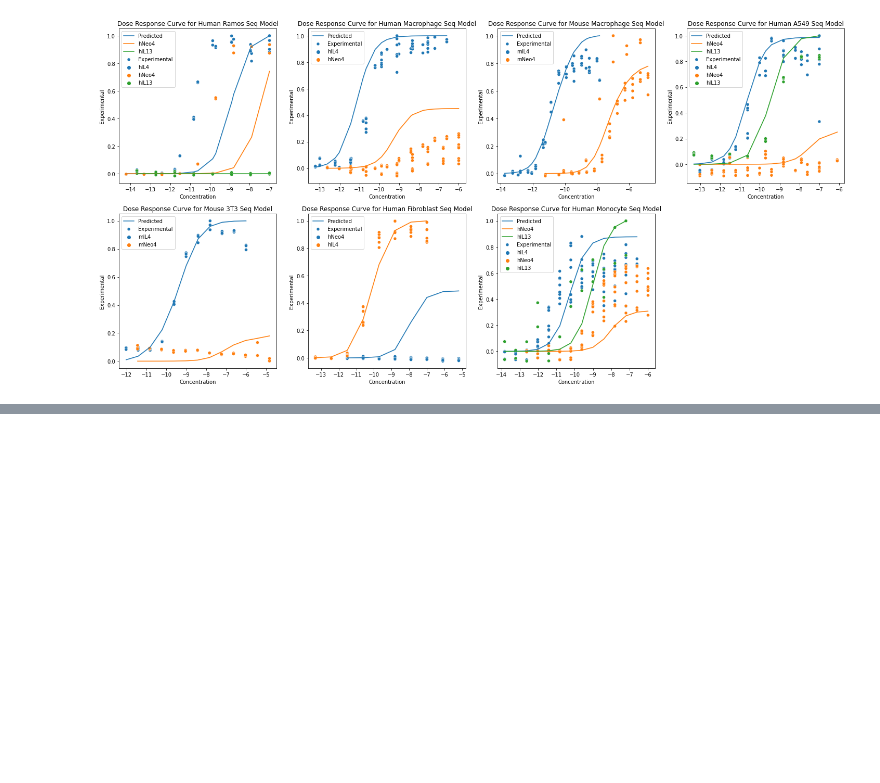
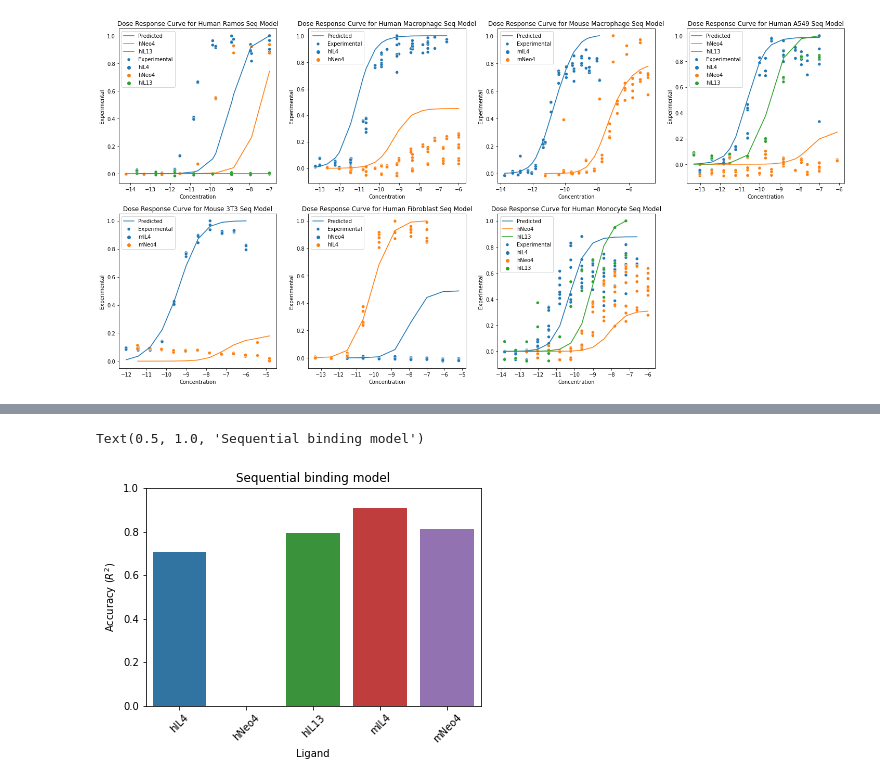
Before and after one commit to meyer-lab/IL4-model, a Jupyter notebook: polyc.ipynb, the cells around one changed output, grey strips where cells are left out. Cells and saved outputs as stored; diff of their text form; code cells hidden in the pictures; blank space fills up the shorter version.

```diff
--- a/polyc.ipynb
+++ b/polyc.ipynb
@@ -168,0 +185,8 @@ plt.savefig("SeqDoseResponse.svg")
+# %%
+xOptimal = pd.read_csv("src/data/CurrentFitSeq.csv").x.values
+modelDF = residsSeq(xOptimal, True)
+R2_Plot_Ligs(modelDF)
+plt.title("Sequential binding model")
+# %% [output]
+Text(0.5, 1.0, 'Sequential binding model')
+[figure, added]
```
Also changed, not shown: parts of 4 cells of this notebook, 1 other file.
